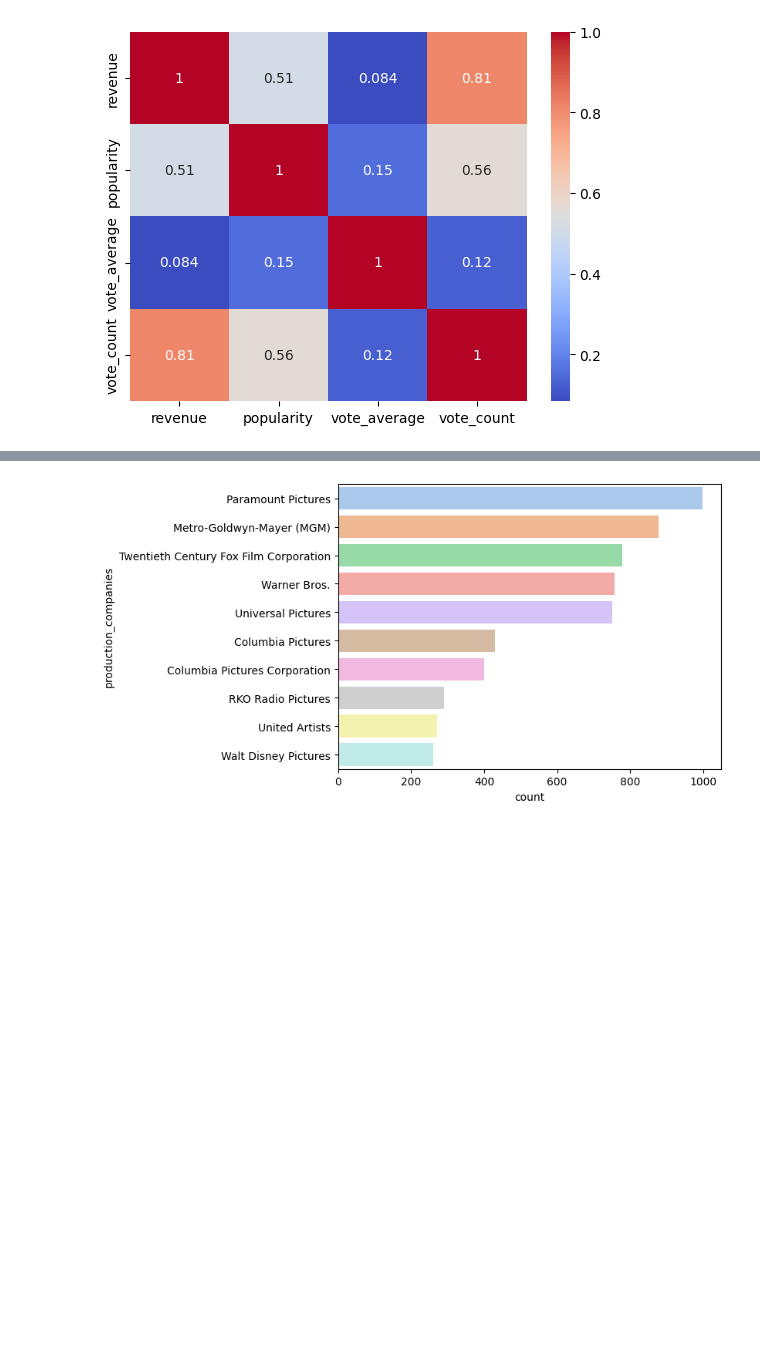
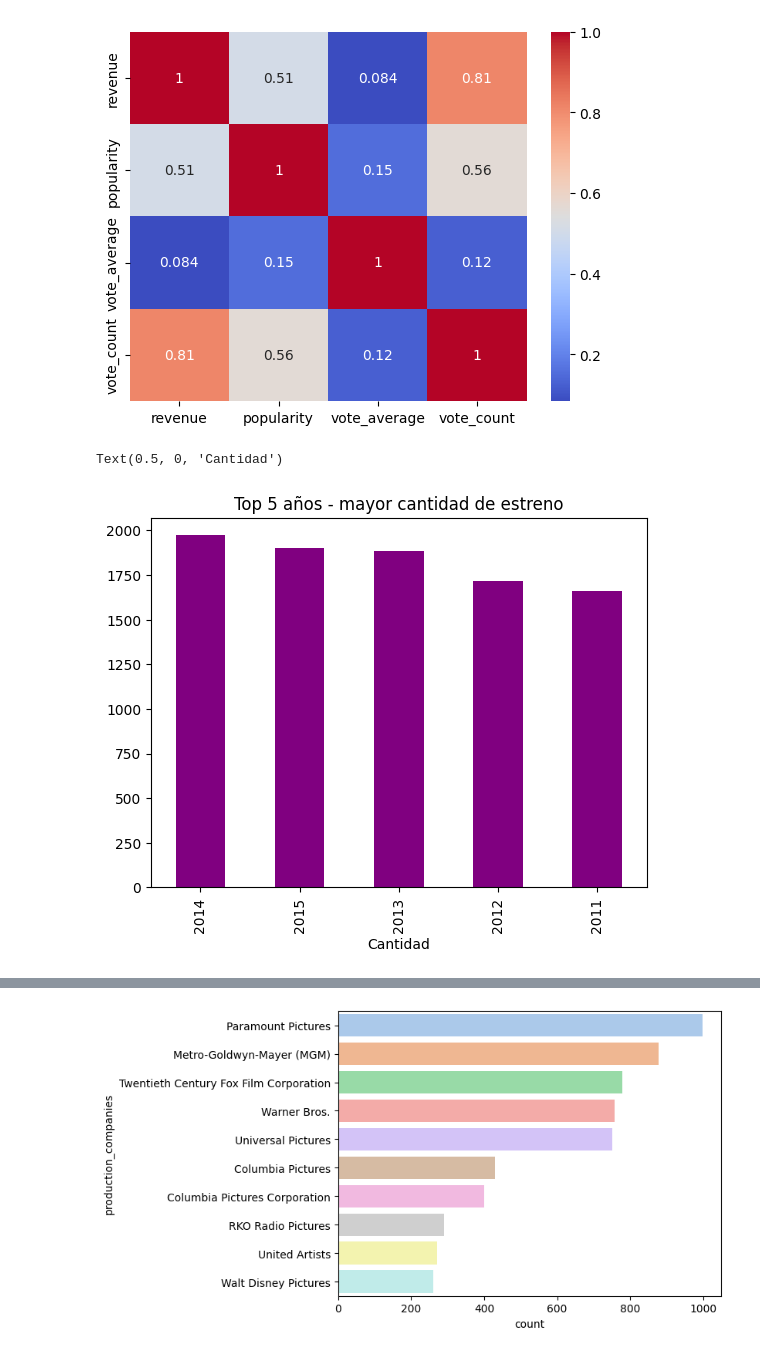
Before and after one commit to Clarisantillan/PI_ML_OPS_sistema_de_recomedacion, a Jupyter notebook: eda.ipynb, the cells around one changed output, grey strips where cells are left out. Drawn from its saved outputs; the diff is of its cells as text; code cells hidden in the pictures; blank space fills up the shorter version.

```diff
--- a/eda_ml.ipynb
+++ b/eda.ipynb
@@ -153,3 +150,11 @@ sns.heatmap(correlation_matrix, annot=True, cmap='coolwarm')
 plt.show()
 # %% [output]
 [figure]
+# %%
+ax  = df_movies['release_year'].value_counts().head(5) \
+      .plot(kind='bar', title= 'Top 5 años - mayor cantidad de estreno', color='purple')
+ax.set_xlabel('Año de lanzamiento')
+ax.set_xlabel('Cantidad')
+# %% [output]
+Text(0.5, 0, 'Cantidad')
+[figure, added]
```
Also changed, not shown: parts of 10 cells of this notebook, 6 other files.
